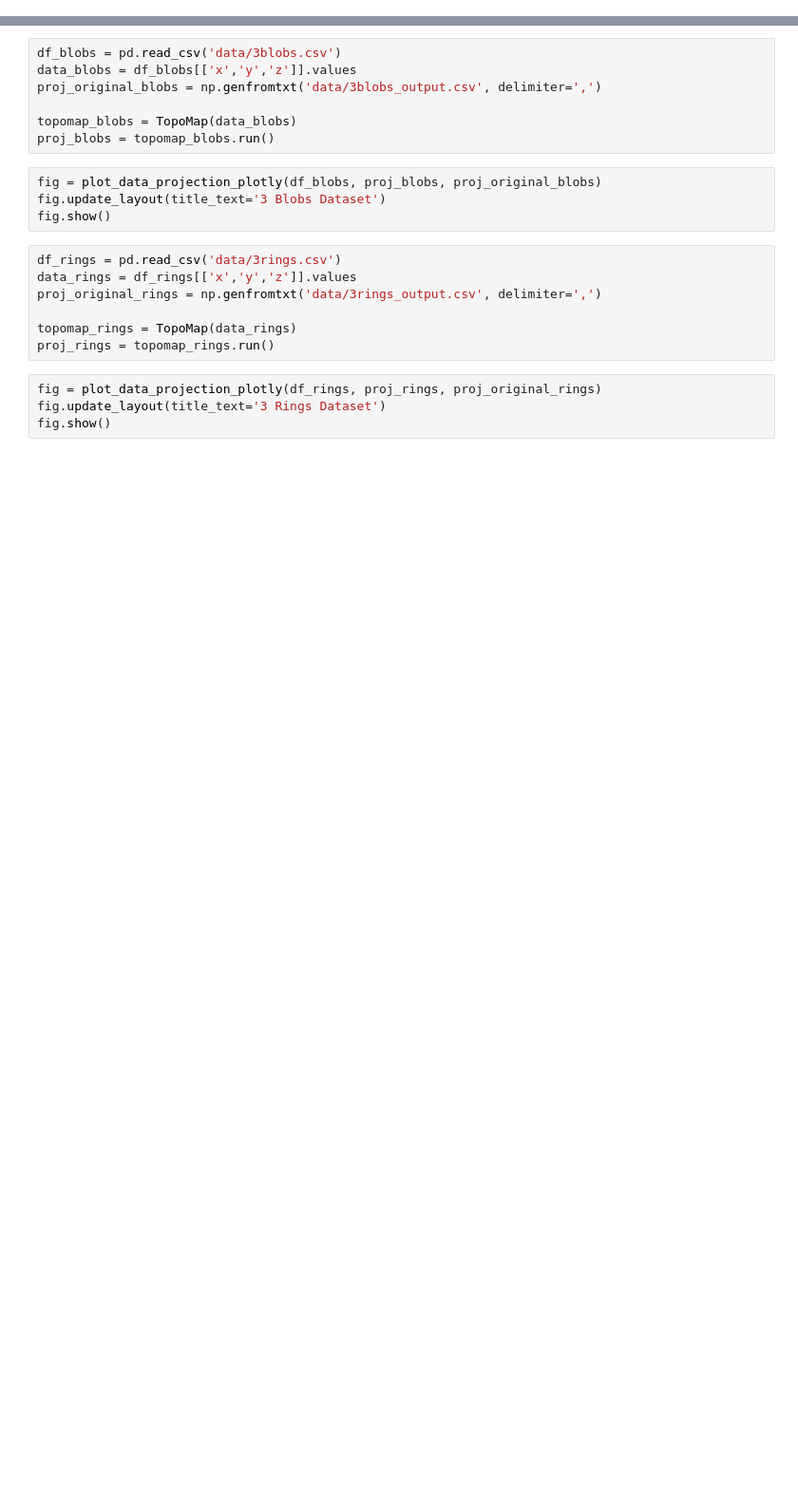
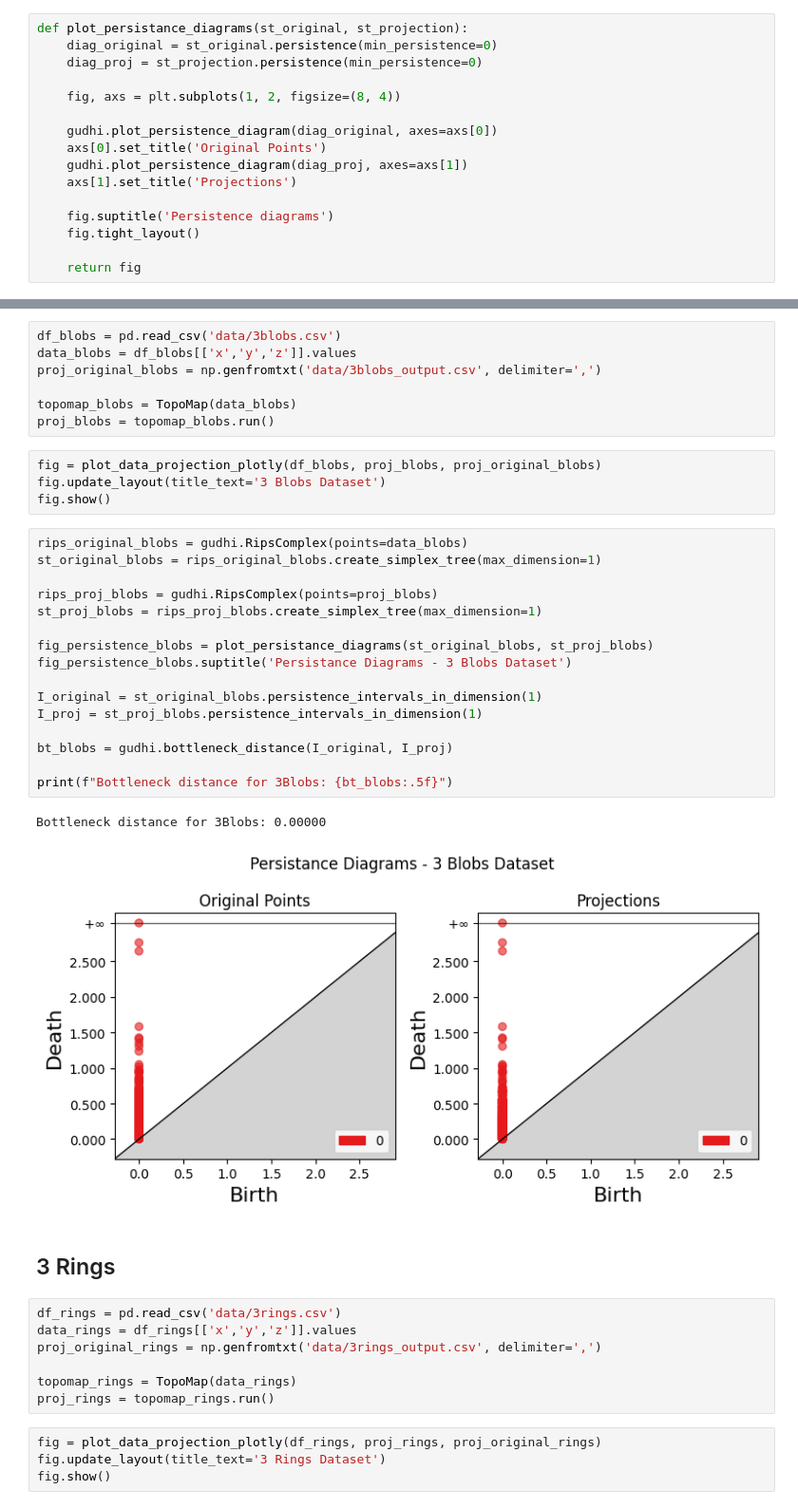
Before and after one commit to viguardieiro/TopoMap, a Jupyter notebook: Examples.ipynb, the cells around one changed output, grey strips where cells are left out. Shown at 95% size. Saved outputs shown, nothing was run; the diff lists cells and outputs as text; blank space fills up the shorter version.

Commit message:
Add persistance diagram and bottleneck distance to Examples notebook

```diff
--- a/Examples.ipynb
+++ b/Examples.ipynb
@@ -89,3 +92,19 @@ def plot_data_projection(df, data, proj, proj_original):
     fig.tight_layout()
 
     return fig
+# %%
+def plot_persistance_diagrams(st_original, st_projection):
+    diag_original = st_original.persistence(min_persistence=0)
+    diag_proj = st_projection.persistence(min_persistence=0)
+
+    fig, axs = plt.subplots(1, 2, figsize=(8, 4))
+
+    gudhi.plot_persistence_diagram(diag_original, axes=axs[0])
+    axs[0].set_title('Original Points')
+    gudhi.plot_persistence_diagram(diag_proj, axes=axs[1])
+    axs[1].set_title('Projections')
+
+    fig.suptitle('Persistence diagrams')
+    fig.tight_layout()
+
+    return fig
@@ -100,6 +121,27 @@ proj_blobs = topomap_blobs.run()
 fig = plot_data_projection_plotly(df_blobs, proj_blobs, proj_original_blobs)
 fig.update_layout(title_text='3 Blobs Dataset')
 fig.show()
+# %%
+rips_original_blobs = gudhi.RipsComplex(points=data_blobs)
+st_original_blobs = rips_original_blobs.create_simplex_tree(max_dimension=1)
+
+rips_proj_blobs = gudhi.RipsComplex(points=proj_blobs)
+st_proj_blobs = rips_proj_blobs.create_simplex_tree(max_dimension=1)
+
+fig_persistence_blobs = plot_persistance_diagrams(st_original_blobs, st_proj_blobs)
+fig_persistence_blobs.suptitle('Persistance Diagrams - 3 Blobs Dataset')
+
+I_original = st_original_blobs.persistence_intervals_in_dimension(1)
+I_proj = st_proj_blobs.persistence_intervals_in_dimension(1)
+
+bt_blobs = gudhi.bottleneck_distance(I_original, I_proj)
+
+print(f"Bottleneck distance for 3Blobs: {bt_blobs:.5f}")
+# %% [output]
+Bottleneck distance for 3Blobs: 0.00000
+[figure, added]
+# %% [markdown]
+## 3 Rings
 # %%
 df_rings = pd.read_csv('data/3rings.csv')
 data_rings = df_rings[['x','y','z']].values
```
Also changed, not shown: parts of 6 cells of this notebook.
